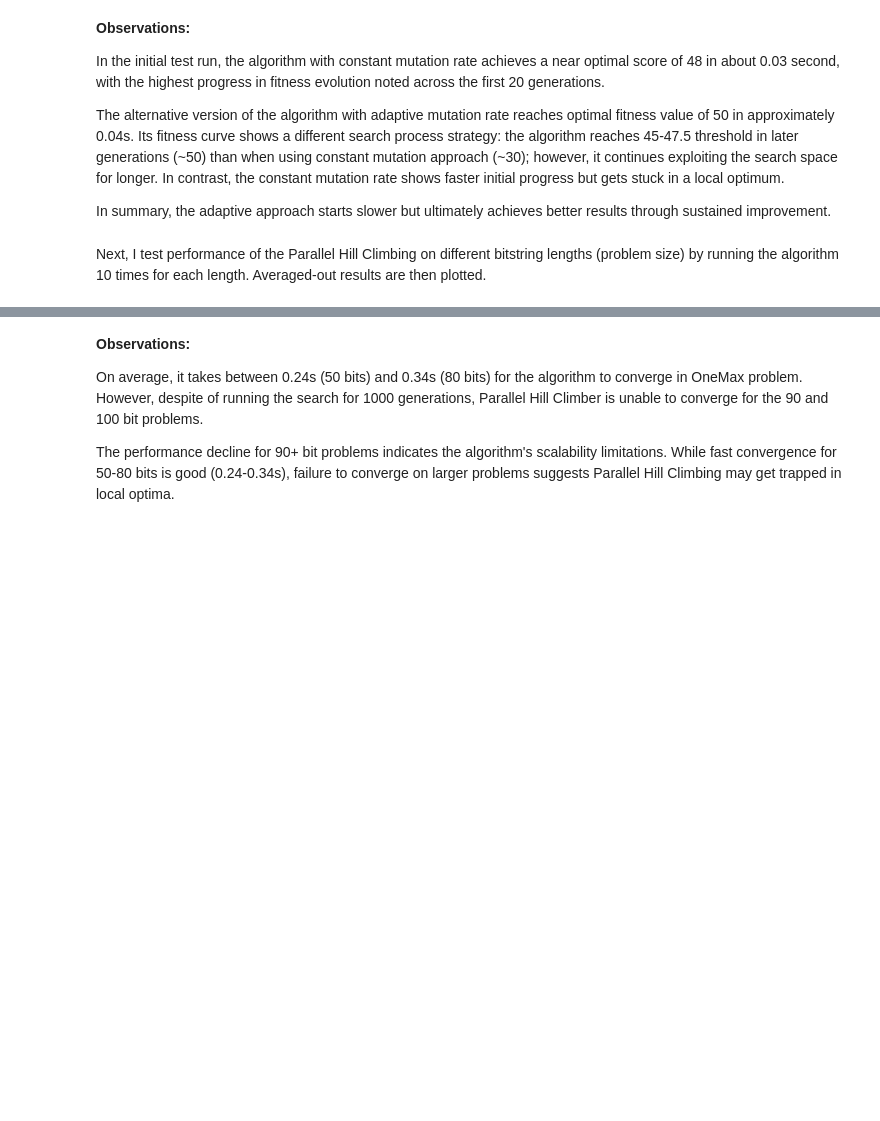
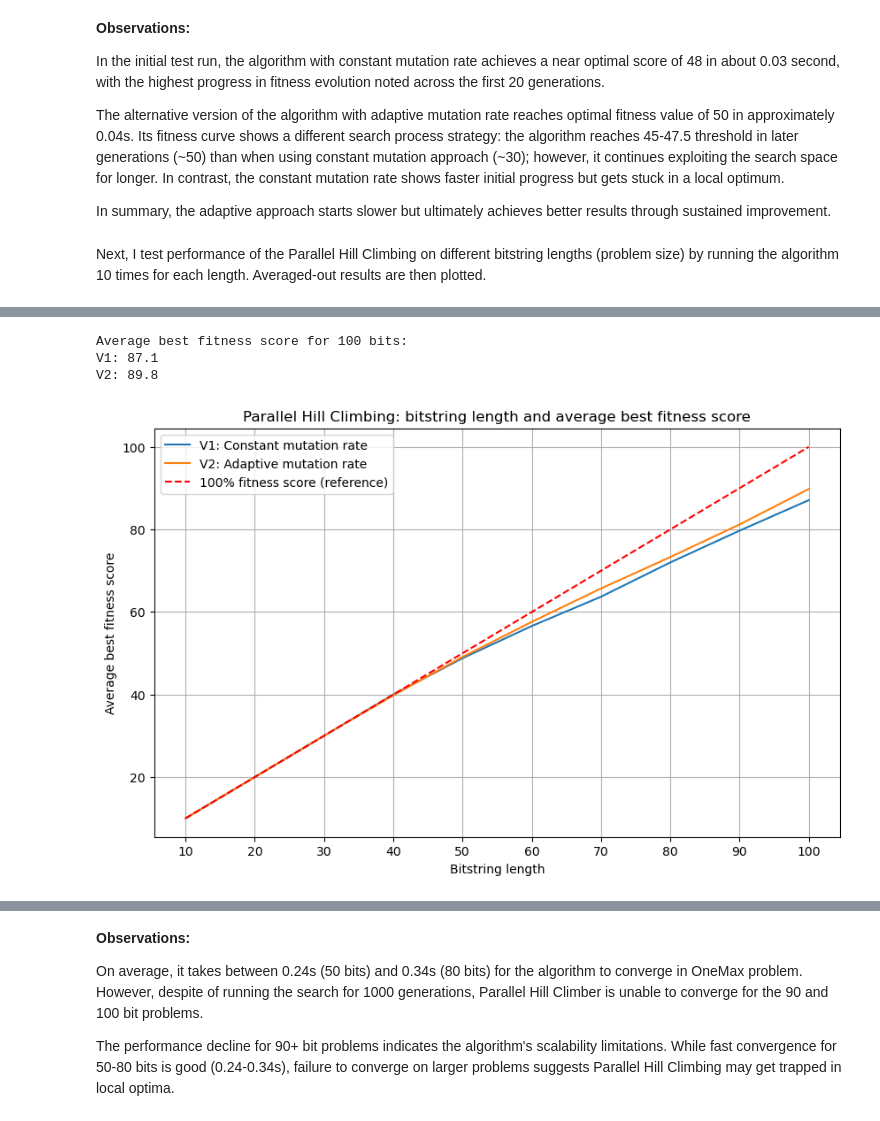
Before and after one commit to lukasz-iskierka/ai-parallel-hillclimbing-onemax, a Jupyter notebook: onemax_parallel_hill_climbing.ipynb, the cells around one changed output, grey strips where cells are left out. Drawn from its saved outputs; the diff is of its cells as text; code cells hidden in the pictures; blank space fills up the shorter version.

```diff
--- a/onemax_parallel_hill_climbing.ipynb
+++ b/onemax_parallel_hill_climbing.ipynb
@@ -378,3 +365,46 @@ Average best fitness score for 100 bits: 87.7
+# %%
+# Set seed for reproducibility
+random.seed(1234)
+
+# Bitstring lengths to explore
+bitstring_lengths = np.linspace(10, 100, 10)
+
+# Test-run the algorithm 10 times for each bitstring length
+avg_best_fitness_scores, avg_fitness_scores_history, avg_speed = test_parallel_hill_climber(
+    bitstring_lengths
+)
+
+# Test-run the v2 of the algorithm (with adaptive mutation) 10 times for each bitstring length
+avg_best_fitness_scores2, avg_fitness_scores_history2, avg_speed2 = test_parallel_hill_climber(
+    bitstring_lengths,
+    alg_version=2
+)
+
+# Print stats
+print(
+    f"\nAverage best fitness score for 100 bits:"
+    f"\nV1: {np.mean(avg_best_fitness_scores[-1:])}"
+    f"\nV2: {np.mean(avg_best_fitness_scores2[-1:])}\n"
+)
+
+# Plot data
+plt.figure(figsize=(10, 6))
+sns.lineplot(x=bitstring_lengths, y=avg_best_fitness_scores, label=f"V1: Constant mutation rate")
+sns.lineplot(x=bitstring_lengths, y=avg_best_fitness_scores2, label=f"V2: Adaptive mutation rate")
+sns.lineplot(x=bitstring_lengths, y=bitstring_lengths, label="100% fitness score (reference)",
+             linestyle='--', color='red')
+plt.title("Parallel Hill Climbing: bitstring length and average best fitness score")
+plt.xlabel("Bitstring length")
+plt.ylabel("Average best fitness score")
+plt.xticks(bitstring_lengths)
+plt.legend()
+plt.grid(True)
+plt.show()
+# %% [output]
+Average best fitness score for 100 bits:
+V1: 87.1
+V2: 89.8
+[figure, added]
 # %%
 # Plot processing times
 plt.figure(figsize=(10, 6))
```
Also changed, not shown: parts of 11 cells of this notebook.
